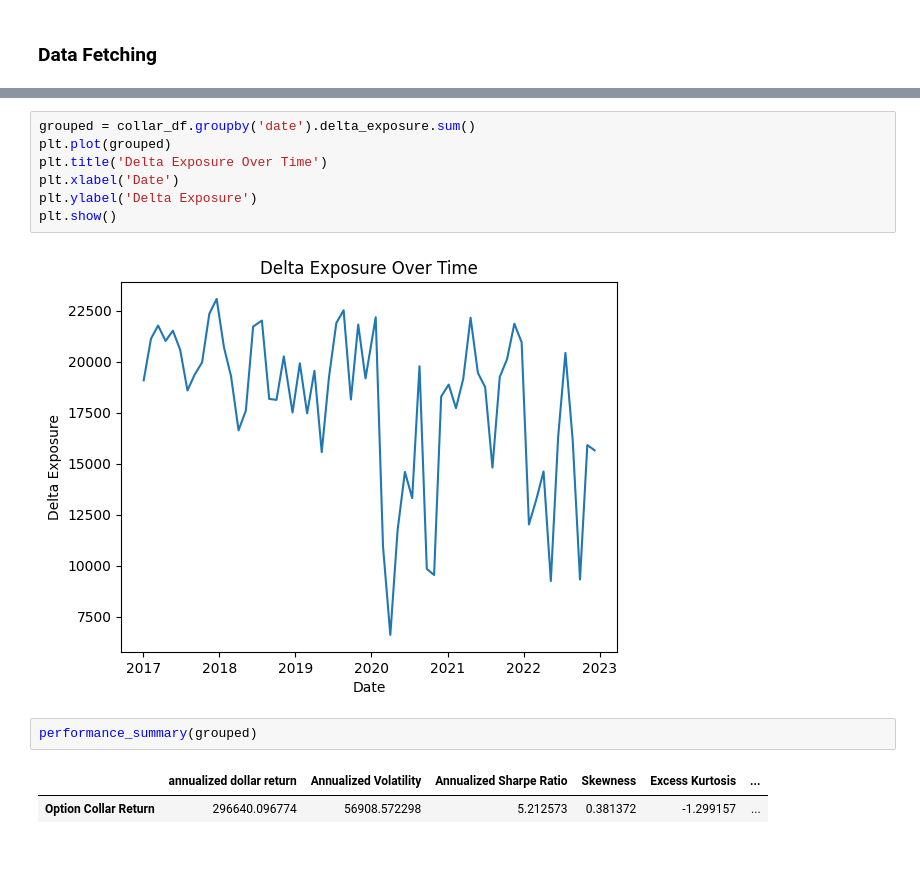
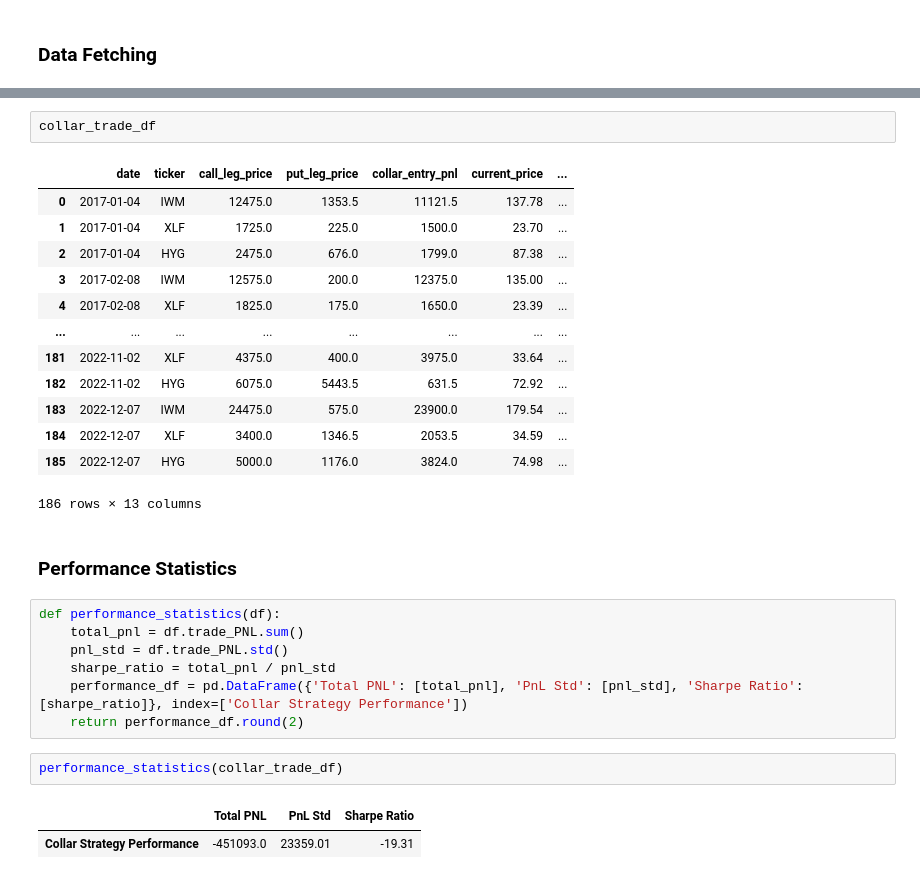
Before and after one commit to twood886/FINM33150_Quant_Trading_Project, a Jupyter notebook: options_collar_strategy.ipynb, the cells around one changed output, grey strips where cells are left out. Saved outputs shown, nothing was run; the diff lists cells and outputs as text.

```diff
--- a/options_collar_strategy.ipynb
+++ b/options_collar_strategy.ipynb
@@ -527,14 +356,30 @@ plt.show()
-# %%
-grouped = collar_df.groupby('date').delta_exposure.sum()
-plt.plot(grouped)
-plt.title('Delta Exposure Over Time')
-plt.xlabel('Date')
-plt.ylabel('Delta Exposure')
-plt.show()
-# %% [output]
-[figure, removed]
-# %%
-performance_summary(grouped)
-# %% [output]
-|  | annualized dollar return | Annualized Volatility | Annualized Sharpe Ratio | Skewness | Excess Kurtosis | ... |
-| Option Collar Return | 296640.096774 | 56908.572298 | 5.212573 | 0.381372 | -1.299157 | ... |
+# %%
+collar_trade_df
+# %% [output]
+|  | date | ticker | call_leg_price | put_leg_price | collar_entry_pnl | current_price | ... |
+| 0 | 2017-01-04 | IWM | 12475.0 | 1353.5 | 11121.5 | 137.78 | ... |
+| 1 | 2017-01-04 | XLF | 1725.0 | 225.0 | 1500.0 | 23.70 | ... |
+| 2 | 2017-01-04 | HYG | 2475.0 | 676.0 | 1799.0 | 87.38 | ... |
+| 3 | 2017-02-08 | IWM | 12575.0 | 200.0 | 12375.0 | 135.00 | ... |
+| 4 | 2017-02-08 | XLF | 1825.0 | 175.0 | 1650.0 | 23.39 | ... |
+| ... | ... | ... | ... | ... | ... | ... | ... |
+| 181 | 2022-11-02 | XLF | 4375.0 | 400.0 | 3975.0 | 33.64 | ... |
+| 182 | 2022-11-02 | HYG | 6075.0 | 5443.5 | 631.5 | 72.92 | ... |
+| 183 | 2022-12-07 | IWM | 24475.0 | 575.0 | 23900.0 | 179.54 | ... |
+| 184 | 2022-12-07 | XLF | 3400.0 | 1346.5 | 2053.5 | 34.59 | ... |
+| 185 | 2022-12-07 | HYG | 5000.0 | 1176.0 | 3824.0 | 74.98 | ... |
+186 rows × 13 columns
+# %% [markdown]
+### Performance Statistics
+# %%
+def performance_statistics(df):
+    total_pnl = df.trade_PNL.sum()
+    pnl_std = df.trade_PNL.std()
+    sharpe_ratio = total_pnl / pnl_std
+    performance_df = pd.DataFrame({'Total PNL': [total_pnl], 'PnL Std': [pnl_std], 'Sharpe Ratio': [sharpe_ratio]}, index=['Collar Strategy Performance'])
+    return performance_df.round(2)
+# %%
+performance_statistics(collar_trade_df)
+# %% [output]
+|  | Total PNL | PnL Std | Sharpe Ratio |
+| Collar Strategy Performance | -451093.0 | 23359.01 | -19.31 |
```
Also changed, not shown: parts of 37 cells of this notebook.
